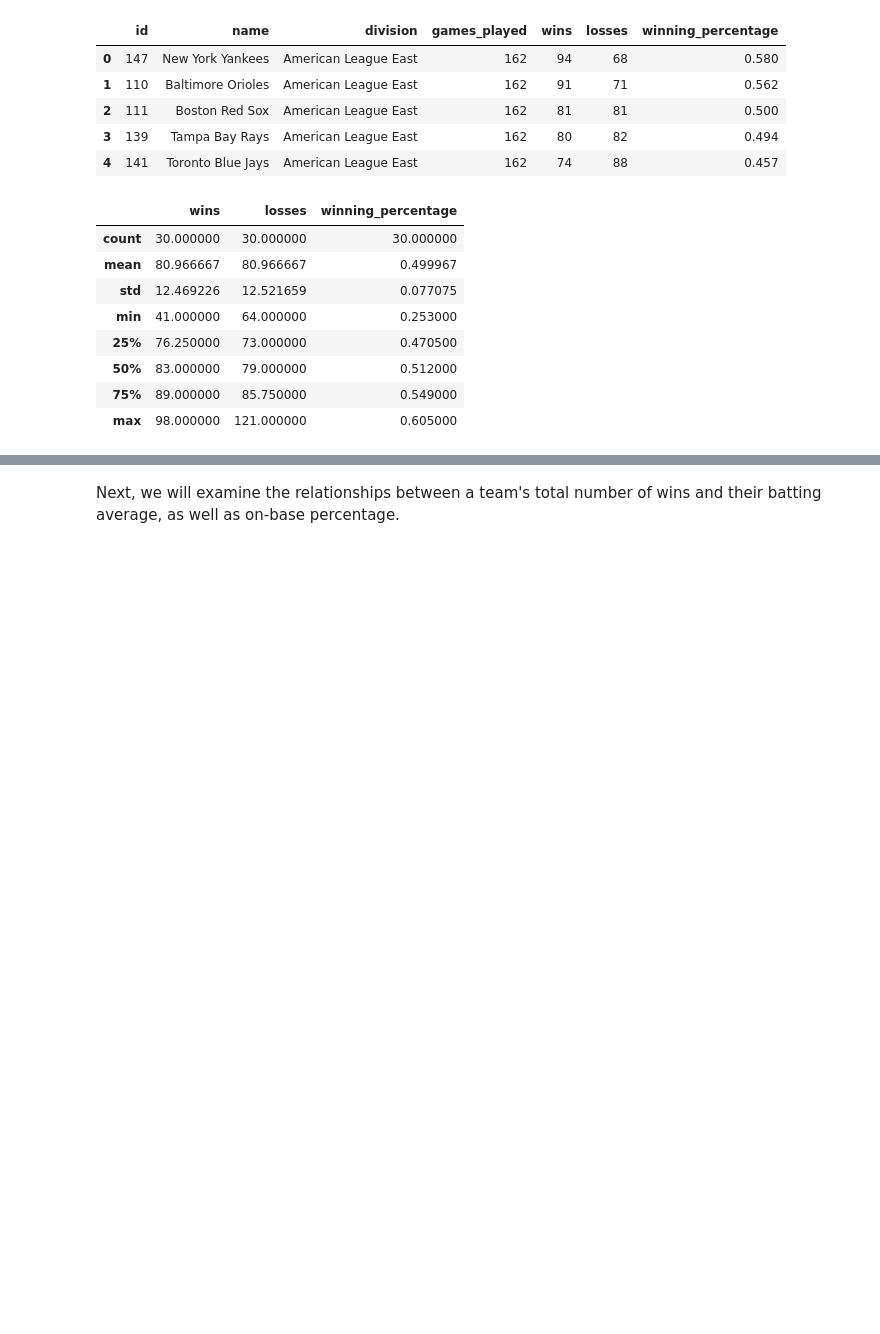
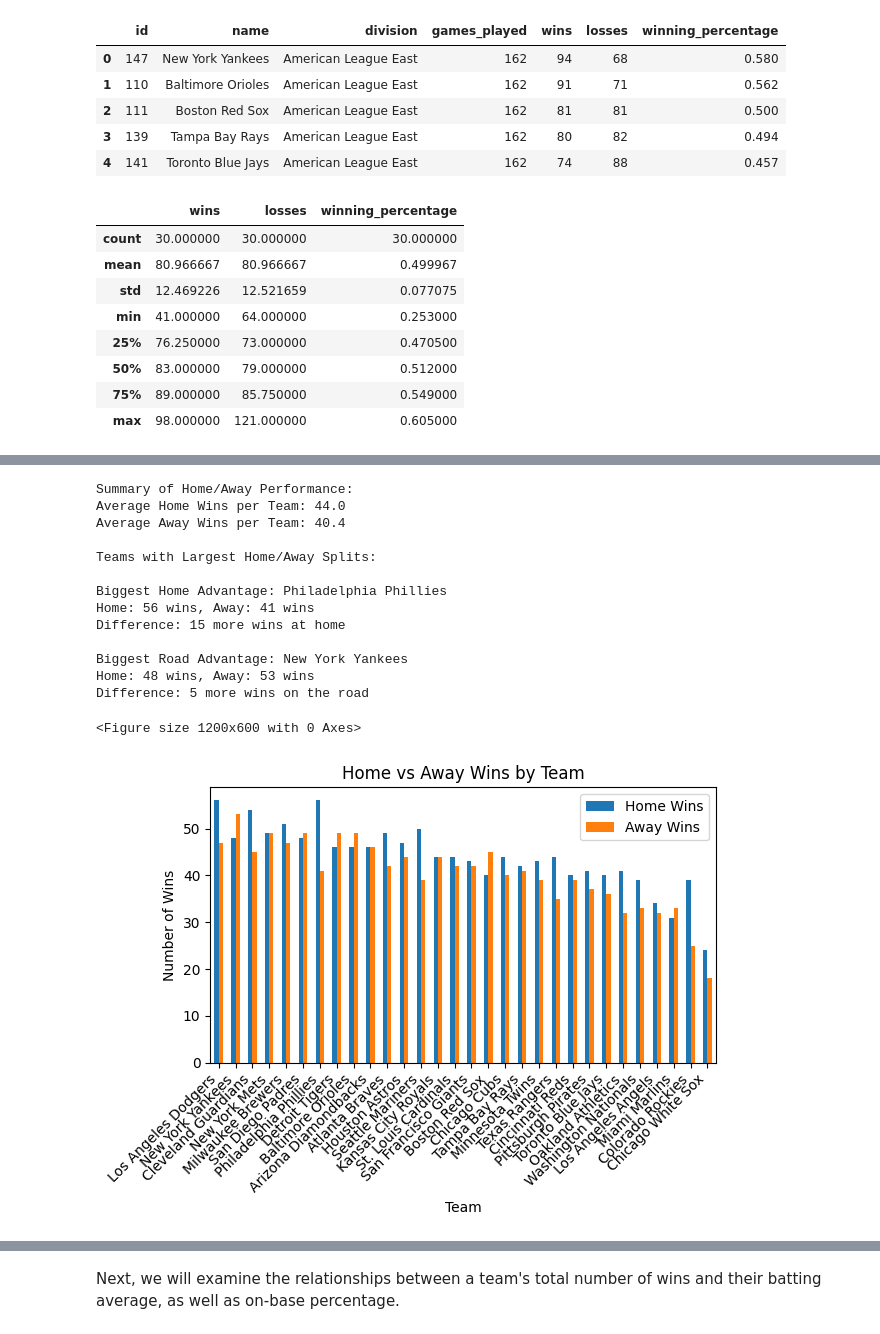
Before and after one commit to jbarkie/betbot, a Jupyter notebook: machine_learning/docs/notebooks/mlb-eda.ipynb, the cells around one changed output, grey strips where cells are left out. Drawn from its saved outputs; the diff is of its cells as text; code cells hidden in the pictures; blank space fills up the shorter version.

Commit message:
Add visualizations and analyses
Explore home vs away performance for each team and correlation of team statistics and wins.

```diff
--- a/machine_learning/docs/notebooks/mlb-eda.ipynb
+++ b/machine_learning/docs/notebooks/mlb-eda.ipynb
@@ -76,4 +76,78 @@ plt.show()
 [figure]
+# %%
+# Home vs Away Performance Analysis
+
+# Filter for completed games and make a copy
+completed_games = schedule_df[schedule_df['status'] == 'Final'].copy()
+
+# Calculate home and away wins using .loc
+completed_games.loc[:, 'home_team_win'] = completed_games['home_score'] > completed_games['away_score']
+completed_games.loc[:, 'away_team_win'] = completed_games['away_score'] > completed_games['home_score']
+
+# Calculate wins for home teams
+home_wins = completed_games.groupby('home_team_id').agg({
+    'home_team_win': 'sum',
+    'home_score': 'count'
+}).reset_index()
+home_wins.columns = ['team_id', 'home_wins', 'home_games']
+
+# Calculate wins for away teams
+away_wins = completed_games.groupby('away_team_id').agg({
+    'away_team_win': 'sum',
+    'away_score': 'count'
+}).reset_index()
+away_wins.columns = ['team_id', 'away_wins', 'away_games']
+
+# Merge the data
+performance = pd.merge(home_wins, away_wins, on='team_id')
+performance = pd.merge(teams_df[['id', 'name']], performance,
+                      left_on='id', right_on='team_id')
+
+# Sort by total wins for better visualization
+performance['total_wins'] = performance['home_wins'] + performance['away_wins']
+performance = performance.sort_values('total_wins', ascending=False)
+
+plt.figure(figsize=(12, 6))
+ax = performance.plot(x='name', y=['home_wins', 'away_wins'], kind='bar')
+plt.title('Home vs Away Wins by Team')
+plt.xlabel('Team')
+plt.ylabel('Number of Wins')
+plt.xticks(rotation=45, ha='right')
+plt.legend(['Home Wins', 'Away Wins'])
+plt.tight_layout()
+
+print("\nSummary of Home/Away Performance:")
+print(f"Average Home Wins per Team: {performance['home_wins'].mean():.1f}")
+print(f"Average Away Wins per Team: {performance['away_wins'].mean():.1f}")
+
+print("\nTeams with Largest Home/Away Splits:")
+performance['win_difference'] = performance['home_wins'] - performance['away_wins']
+best_home_team = performance.loc[performance['win_difference'].idxmax()]
+worst_home_team = performance.loc[performance['win_difference'].idxmin()]
+
+print(f"\nBiggest Home Advantage: {best_home_team['name']}")
+print(f"Home: {int(best_home_team['home_wins'])} wins, Away: {int(best_home_team['away_wins'])} wins")
+print(f"Difference: {int(best_home_team['win_difference'])} more wins at home")
+
+print(f"\nBiggest Road Advantage: {worst_home_team['name']}")
+print(f"Home: {int(worst_home_team['home_wins'])} wins, Away: {int(worst_home_team['away_wins'])} wins")
+print(f"Difference: {abs(int(worst_home_team['win_difference']))} more wins on the road")
+# %% [output]
+Summary of Home/Away Performance:
+Average Home Wins per Team: 44.0
+Average Away Wins per Team: 40.4
+
+Teams with Largest Home/Away Splits:
+
+Biggest Home Advantage: Philadelphia Phillies
+Home: 56 wins, Away: 41 wins
+Difference: 15 more wins at home
+
+Biggest Road Advantage: New York Yankees
+Home: 48 wins, Away: 53 wins
+Difference: 5 more wins on the road
+<Figure size 1200x600 with 0 Axes>
+[figure, added]
 # %%
 recent_offensive_stats = offensive_stats_df.sort_values('date').groupby('team_id').last().reset_index()
 merged_offensive = pd.merge(teams_df, recent_offensive_stats, left_on='id', right_on='team_id')
```
Also changed, not shown: parts of 2 cells of this notebook.
